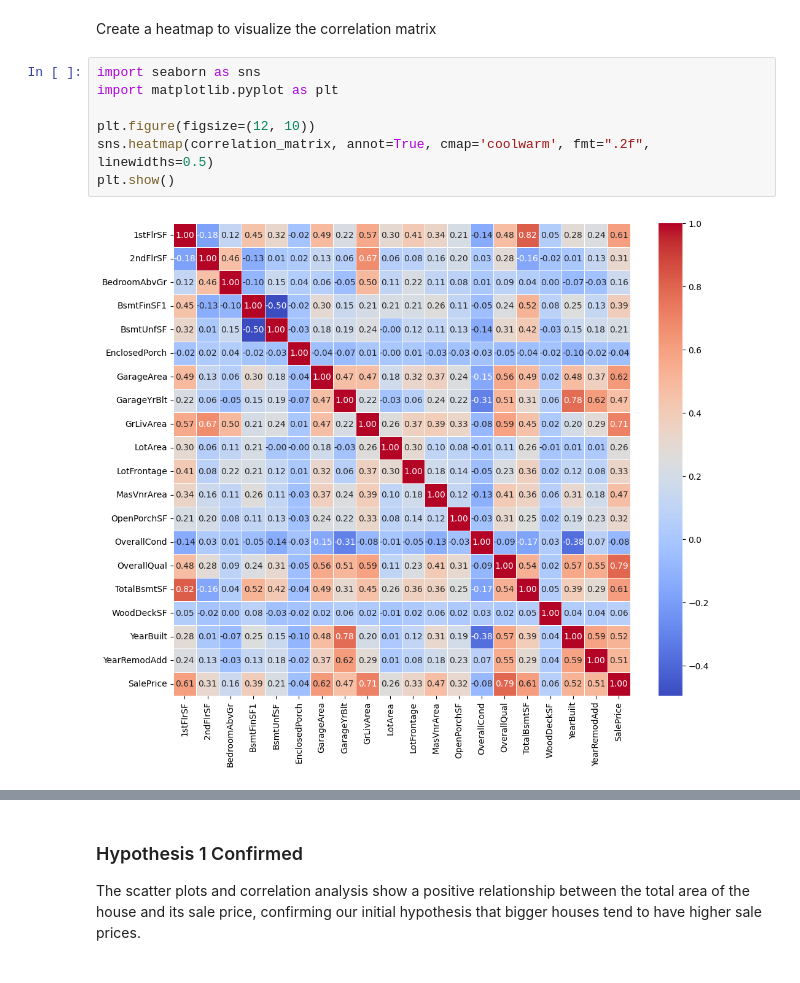
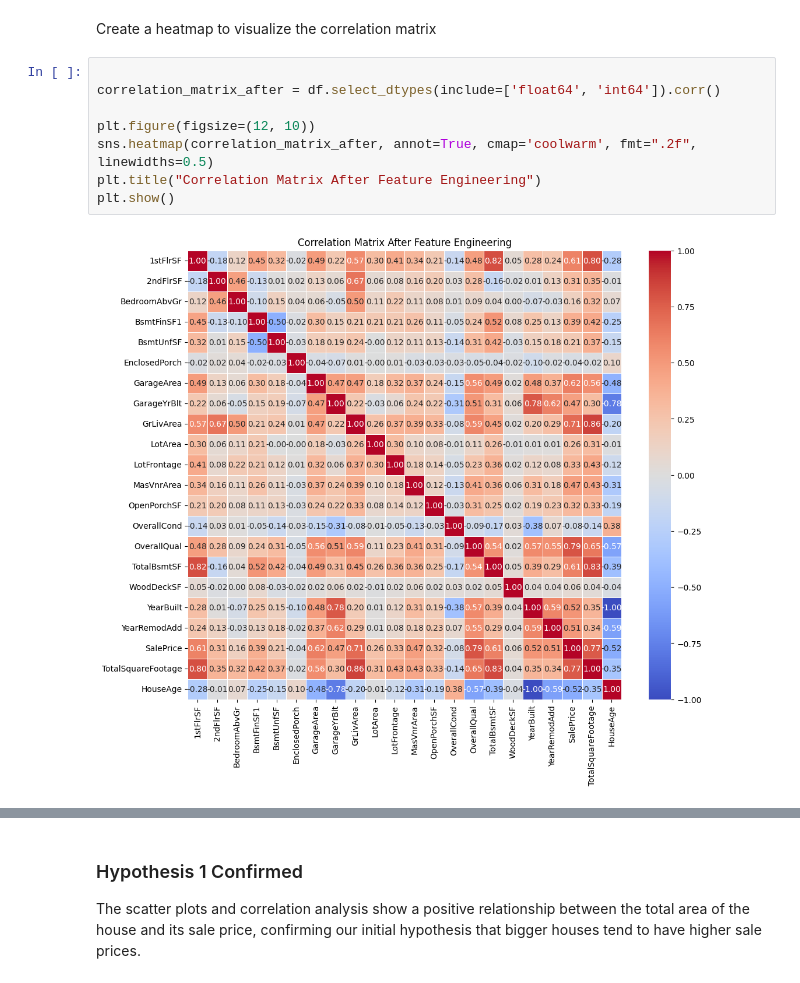
Before and after one commit to Patteerrik/Heritage-Housing-Issues, a Jupyter notebook: jupyter_notebooks/FeatureEngineering.ipynb, the cells around one changed output, grey strips where cells are left out. Cells and saved outputs as stored; diff of their text form.

Commit message:
Add before and after correlation matrixes

```diff
--- a/jupyter_notebooks/FeatureEngineering.ipynb
+++ b/jupyter_notebooks/FeatureEngineering.ipynb
@@ -243,14 +256,15 @@ correlation_matrix = df.select_dtypes(include=['float64', 'int64']).corr()
 # %% [markdown]
 Create a heatmap to visualize the correlation matrix
 # %%
-import seaborn as sns
-import matplotlib.pyplot as plt
+
+correlation_matrix_after = df.select_dtypes(include=['float64', 'int64']).corr()
 
 plt.figure(figsize=(12, 10))
-sns.heatmap(correlation_matrix, annot=True, cmap='coolwarm', fmt=".2f", linewidths=0.5)
+sns.heatmap(correlation_matrix_after, annot=True, cmap='coolwarm', fmt=".2f", linewidths=0.5)
+plt.title("Correlation Matrix After Feature Engineering")
 plt.show()
 # %% [output]
-[figure, old version]
+[figure, new version]
 # %%
 import seaborn as sns
 import matplotlib.pyplot as plt
```
Also changed, not shown: parts of 6 cells of this notebook.
